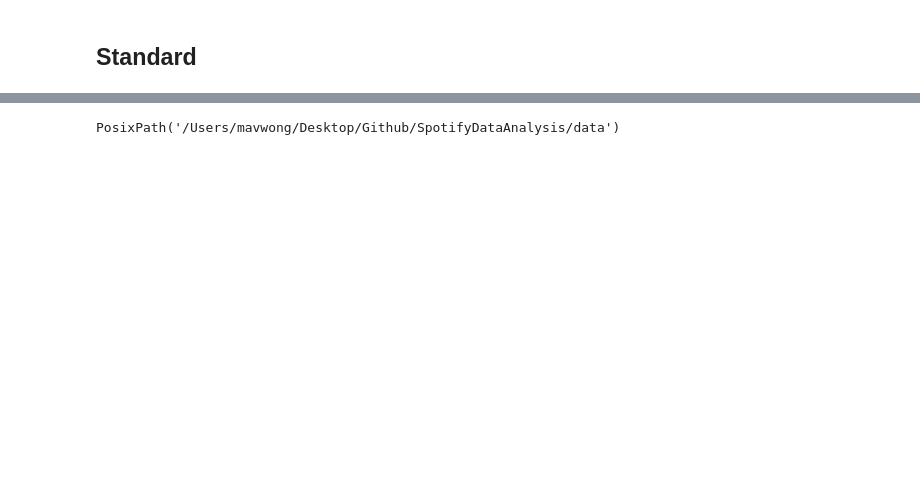
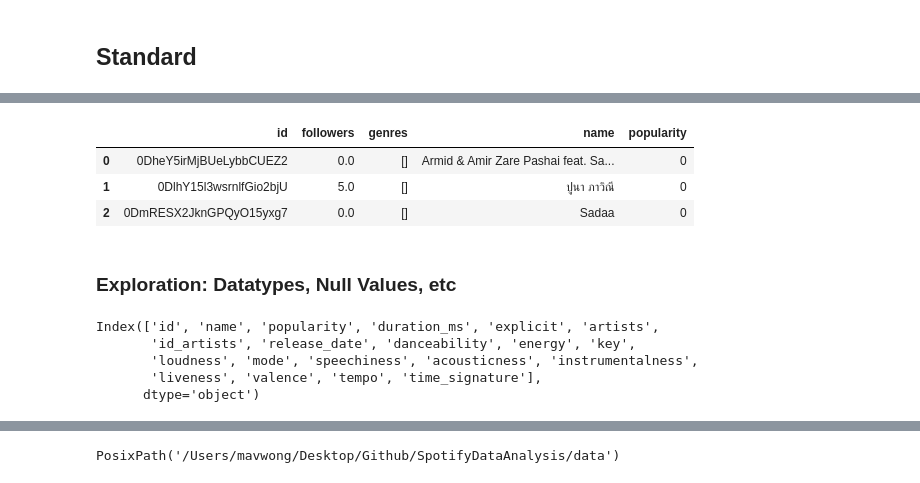
Before and after one commit to mavwong/SpotifyDataAnalysis, a Jupyter notebook: main.ipynb, the cells around one changed output, grey strips where cells are left out. Drawn from its saved outputs; the diff is of its cells as text; code cells hidden in the pictures; blank space fills up the shorter version.

```diff
--- a/main.ipynb
+++ b/main.ipynb
@@ -20,0 +27,17 @@ df_artists = pd.read_csv(FILE_ARTIST_CSV)
+# %%
+df_artists.head(3)
+# %% [output]
+|  | id | followers | genres | name | popularity |
+| 0 | 0DheY5irMjBUeLybbCUEZ2 | 0.0 | [] | Armid & Amir Zare Pashai feat. Sa... | 0 |
+| 1 | 0DlhY15l3wsrnlfGio2bjU | 5.0 | [] | ปูนา ภาวิณี | 0 |
+| 2 | 0DmRESX2JknGPQyO15yxg7 | 0.0 | [] | Sadaa | 0 |
+# %% [markdown]
+### Exploration: Datatypes, Null Values, etc
+# %%
+df_tracks.columns
+# %% [output]
+Index(['id', 'name', 'popularity', 'duration_ms', 'explicit', 'artists',
+       'id_artists', 'release_date', 'danceability', 'energy', 'key',
+       'loudness', 'mode', 'speechiness', 'acousticness', 'instrumentalness',
+       'liveness', 'valence', 'tempo', 'time_signature'],
+      dtype='object')
```
Also changed, not shown: parts of 8 cells of this notebook.
